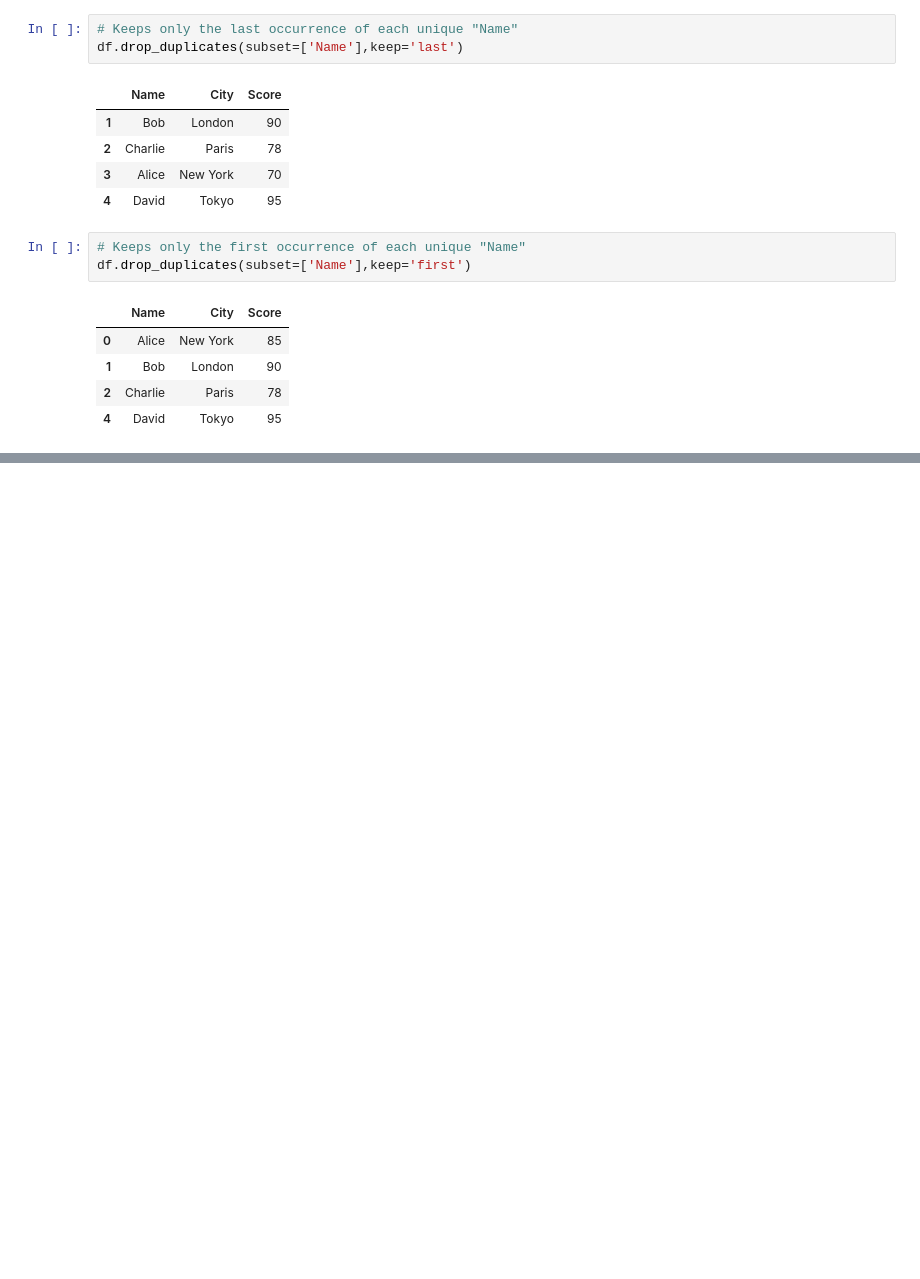
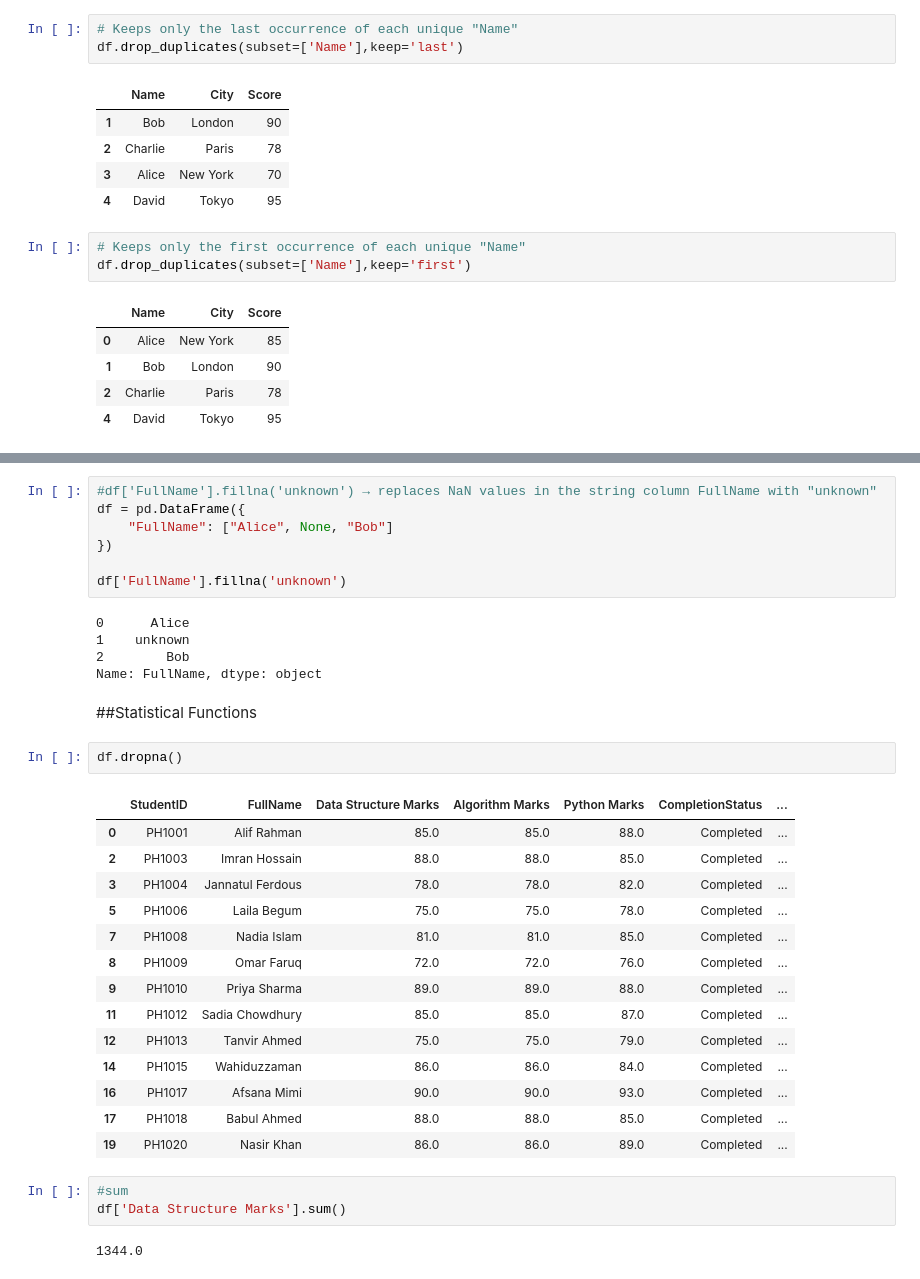
Before and after one commit to nafijur-rahaman/Data-Analysis-With-Python, a Jupyter notebook: Pandas/mani_panda.ipynb, the cells around one changed output, grey strips where cells are left out. Cells and saved outputs as stored; diff of their text form; blank space fills up the shorter version.

Commit message:
statiscal functions

```diff
--- a/Pandas/mani_panda.ipynb
+++ b/Pandas/mani_panda.ipynb
@@ -284,0 +324,36 @@ df.drop_duplicates(subset=['Name'],keep='first')
+# %%
+#df['FullName'].fillna('unknown') → replaces NaN values in the string column FullName with "unknown"
+df = pd.DataFrame({
+    "FullName": ["Alice", None, "Bob"]
+})
+
+df['FullName'].fillna('unknown')
+# %% [output]
+0      Alice
+1    unknown
+2        Bob
+Name: FullName, dtype: object
+# %% [markdown]
+##Statistical Functions
+# %%
+df.dropna()
+# %% [output]
+|  | StudentID | FullName | Data Structure Marks | Algorithm Marks | Python Marks | CompletionStatus | ... |
+| 0 | PH1001 | Alif Rahman | 85.0 | 85.0 | 88.0 | Completed | ... |
+| 2 | PH1003 | Imran Hossain | 88.0 | 88.0 | 85.0 | Completed | ... |
+| 3 | PH1004 | Jannatul Ferdous | 78.0 | 78.0 | 82.0 | Completed | ... |
+| 5 | PH1006 | Laila Begum | 75.0 | 75.0 | 78.0 | Completed | ... |
+| 7 | PH1008 | Nadia Islam | 81.0 | 81.0 | 85.0 | Completed | ... |
+| 8 | PH1009 | Omar Faruq | 72.0 | 72.0 | 76.0 | Completed | ... |
+| 9 | PH1010 | Priya Sharma | 89.0 | 89.0 | 88.0 | Completed | ... |
+| 11 | PH1012 | Sadia Chowdhury | 85.0 | 85.0 | 87.0 | Completed | ... |
+| 12 | PH1013 | Tanvir Ahmed | 75.0 | 75.0 | 79.0 | Completed | ... |
+| 14 | PH1015 | Wahiduzzaman | 86.0 | 86.0 | 84.0 | Completed | ... |
+| 16 | PH1017 | Afsana Mimi | 90.0 | 90.0 | 93.0 | Completed | ... |
+| 17 | PH1018 | Babul Ahmed | 88.0 | 88.0 | 85.0 | Completed | ... |
+| 19 | PH1020 | Nasir Khan | 86.0 | 86.0 | 89.0 | Completed | ... |
+# %%
+#sum
+df['Data Structure Marks'].sum()
+# %% [output]
+1344.0
```
Also changed, not shown: parts of 12 cells of this notebook.
